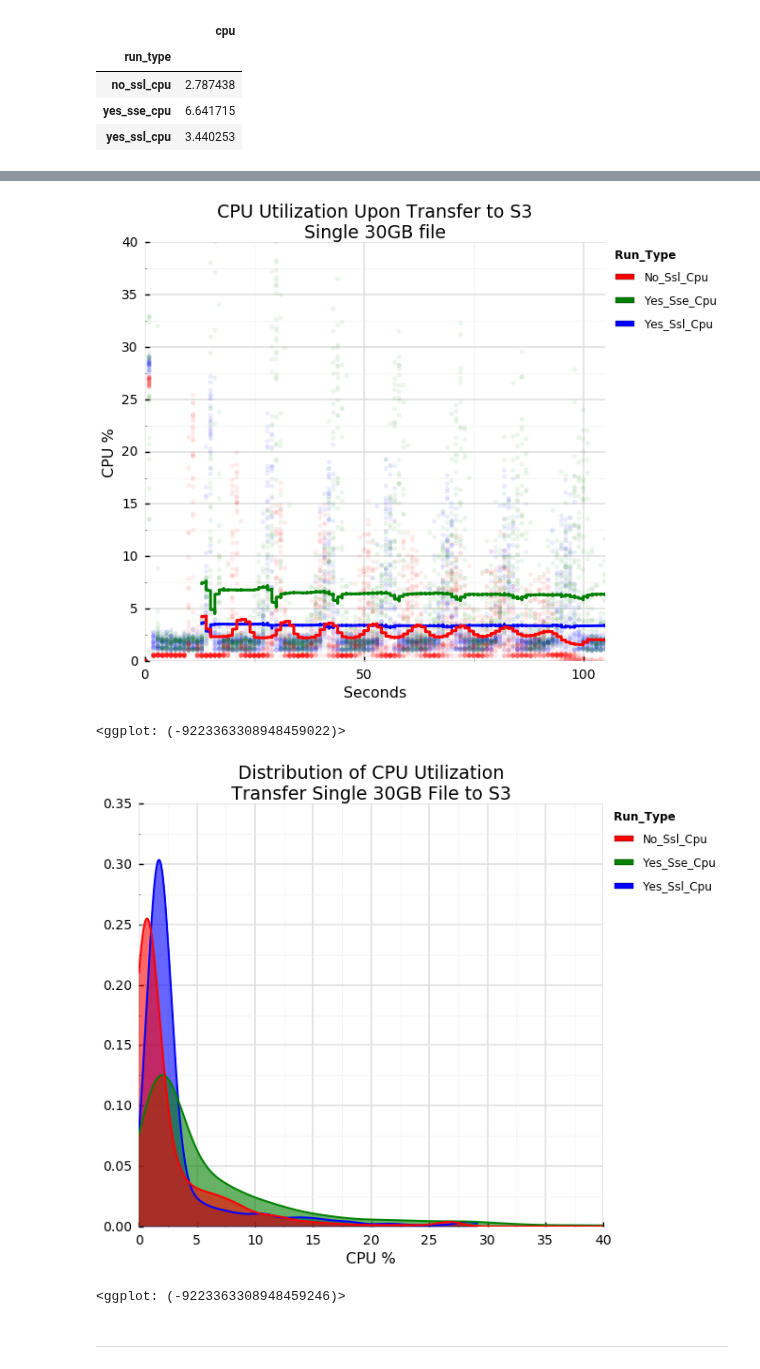
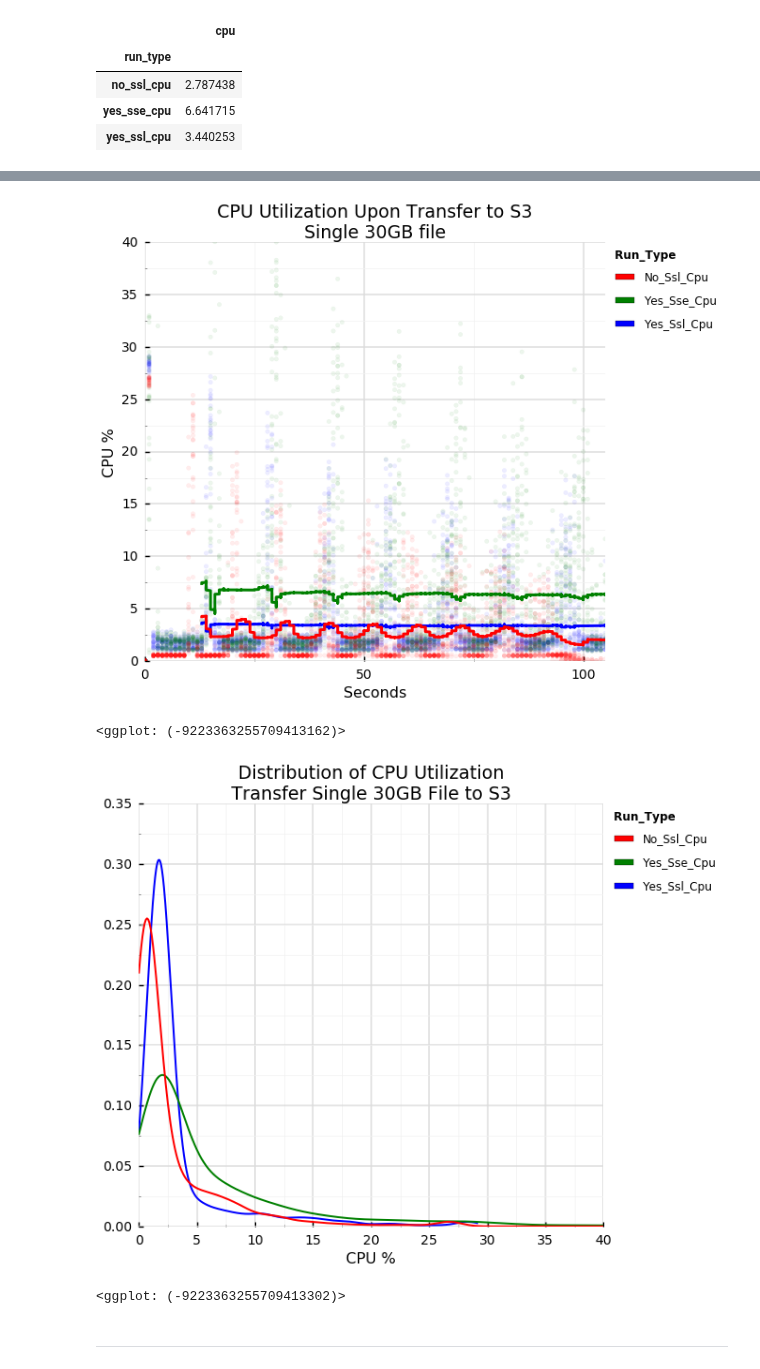
Before and after one commit to philipsoutham/aws-encryption-performance, a Jupyter notebook: To crypto, or not to crypto....ipynb, the cells around one changed output, grey strips where cells are left out. Drawn from its saved outputs; the diff is of its cells as text; code cells hidden in the pictures.

```diff
--- a/To crypto, or not to crypto....ipynb
+++ b/To crypto, or not to crypto....ipynb
@@ -33,15 +33,16 @@ FIND_CPU = re.compile(".+ all .+")
 CPU_COLS = ["cpu"]
 SAMPLES = 5
 SAMPLE_RANGE = range(1, SAMPLES+1)
+REPORTS_DIR = "reports2"
 
 cpu_df = lambda fname: pd.read_fwf(io.StringIO("".join(filter(FIND_CPU.match, open(fname)))), header=None)\
                              .loc[:,[8]]
 
-async_no_ssl_cpus = tuple(cpu_df(os.path.join("reports2", "async_no_ssl_no_sse-cpu.{}.sar.txt".format(i)))
+async_no_ssl_cpus = tuple(cpu_df(os.path.join(REPORTS_DIR, "async_no_ssl_no_sse-cpu.{}.sar.txt".format(i)))
                           for i in SAMPLE_RANGE)
-async_yes_ssl_cpus = tuple(cpu_df(os.path.join("reports2", "async_yes_ssl_no_sse-cpu.{}.sar.txt".format(i)))
+async_yes_ssl_cpus = tuple(cpu_df(os.path.join(REPORTS_DIR, "async_yes_ssl_no_sse-cpu.{}.sar.txt".format(i)))
                            for i in SAMPLE_RANGE)
-async_yes_sse_cpus = tuple(cpu_df(os.path.join("reports2", "async_yes_ssl_yes_sse-cpu.{}.sar.txt".format(i)))
+async_yes_sse_cpus = tuple(cpu_df(os.path.join(REPORTS_DIR, "async_yes_ssl_yes_sse-cpu.{}.sar.txt".format(i)))
                            for i in SAMPLE_RANGE)
 
 for df in async_no_ssl_cpus + async_yes_sse_cpus + async_yes_ssl_cpus:
@@ -212,21 +197,21 @@ if create_external_graphs: ggsave("/tmp/single-network-cpu-1.png", s, dpi=96)
 s
 # %% [output]
 [figure]
-<ggplot: (-9223363308948459022)>
+<ggplot: (-9223363255709413162)>
 # %%
-s = ggplot(aes(x='cpu', color='run_type', fill="run_type"), data=single_cpu_df) +\
+s = ggplot(aes(x='cpu', color='run_type'), data=single_cpu_df) +\
     geom_density(alpha=.6, size=2) +\
     scale_color_manual(values=["red", "green", "blue"]) +\
     xlab("CPU %") +\
     xlim(0,40) +\
     ggtitle("Distribution of CPU Utilization\nTransfer Single 30GB File to S3") +\
     theme_seaborn(context='talk',style="whitegrid")
 
 if create_external_graphs: ggsave("/tmp/single-network-cpu-3.png", s, dpi=96)
 s
 # %% [output]
-[figure, old version]
+[figure, new version]
-<ggplot: (-9223363308948459246)>
+<ggplot: (-9223363255709413302)>
 # %% [markdown]
 ---
 # %% [markdown]
```
Also changed, not shown: parts of 14 cells of this notebook, 26 other files.
